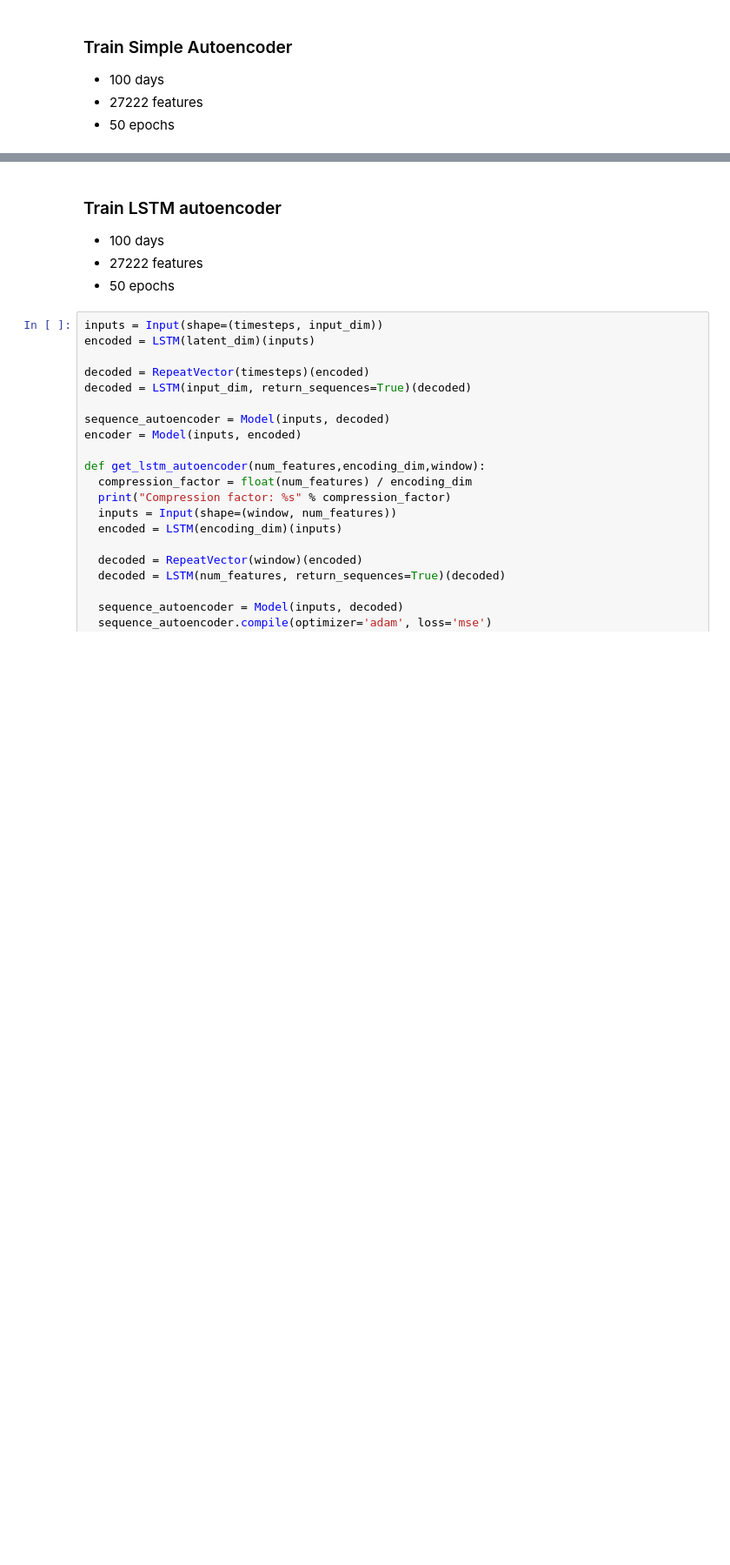
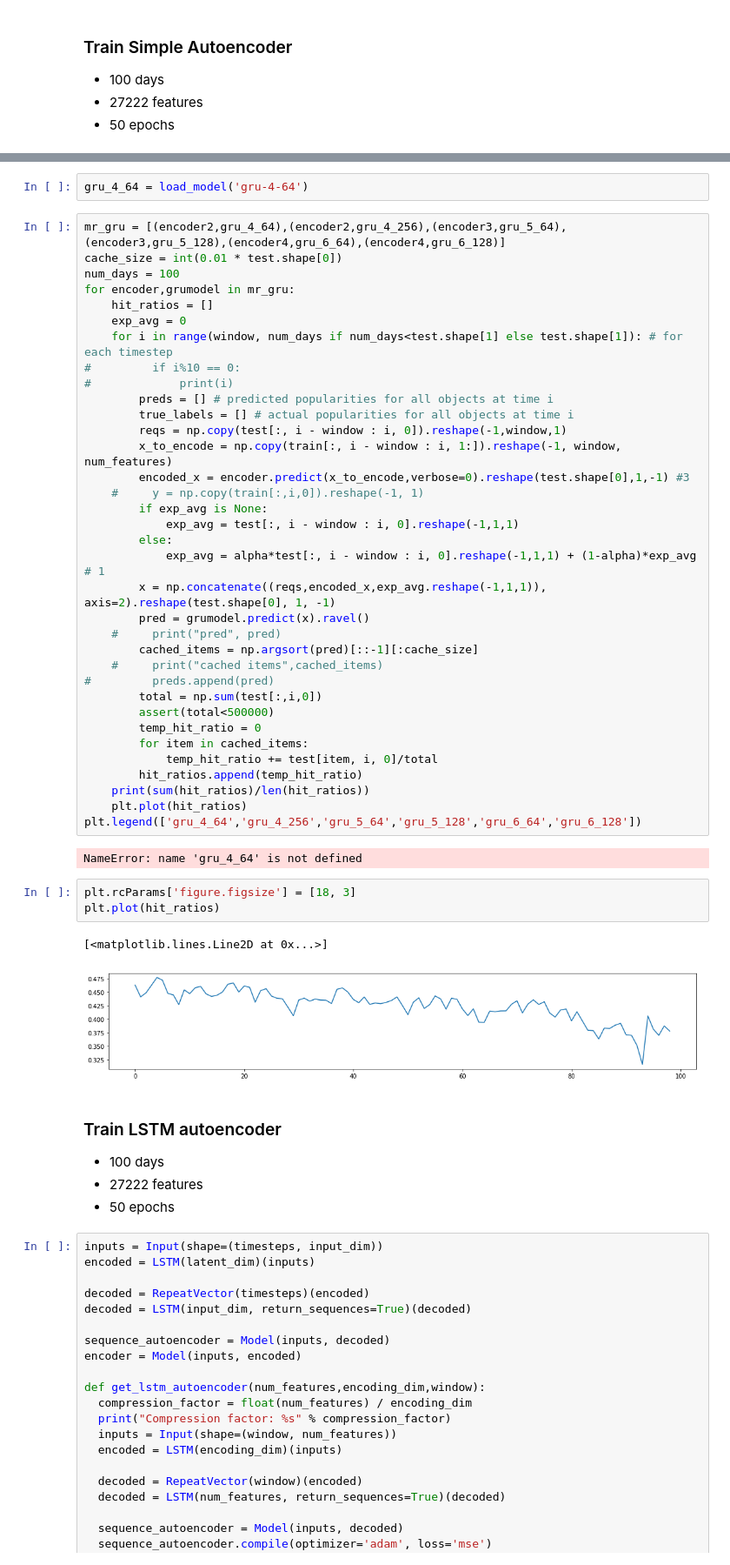
Before and after one commit to tavishcode/fyp, a Jupyter notebook: autoencoder_with_gru.ipynb, the cells around one changed output, grey strips where cells are left out. Shown at 87% size. Saved outputs shown, nothing was run; the diff lists cells and outputs as text; blank space fills up the shorter version.

```diff
--- a/autoencoder_with_gru.ipynb
+++ b/autoencoder_with_gru.ipynb
@@ -127,3 +152,48 @@ encoding dimension 7
+# %%
+gru_4_64 = load_model('gru-4-64')
+# %%
+mr_gru = [(encoder2,gru_4_64),(encoder2,gru_4_256),(encoder3,gru_5_64),(encoder3,gru_5_128),(encoder4,gru_6_64),(encoder4,gru_6_128)]
+cache_size = int(0.01 * test.shape[0])
+num_days = 100
+for encoder,grumodel in mr_gru:
+    hit_ratios = []
+    exp_avg = 0
+    for i in range(window, num_days if num_days<test.shape[1] else test.shape[1]): # for each timestep
+#         if i%10 == 0:
+#             print(i)
+        preds = [] # predicted popularities for all objects at time i
+        true_labels = [] # actual popularities for all objects at time i
+        reqs = np.copy(test[:, i - window : i, 0]).reshape(-1,window,1)
+        x_to_encode = np.copy(train[:, i - window : i, 1:]).reshape(-1, window, num_features)
+        encoded_x = encoder.predict(x_to_encode,verbose=0).reshape(test.shape[0],1,-1) #3
+    #     y = np.copy(train[:,i,0]).reshape(-1, 1)
+        if exp_avg is None:
+            exp_avg = test[:, i - window : i, 0].reshape(-1,1,1)
+        else:
+            exp_avg = alpha*test[:, i - window : i, 0].reshape(-1,1,1) + (1-alpha)*exp_avg # 1
+        x = np.concatenate((reqs,encoded_x,exp_avg.reshape(-1,1,1)), axis=2).reshape(test.shape[0], 1, -1)
+        pred = grumodel.predict(x).ravel()
+    #     print("pred", pred)
+        cached_items = np.argsort(pred)[::-1][:cache_size]
+    #     print("cached items",cached_items)
+#         preds.append(pred)
+        total = np.sum(test[:,i,0])
+        assert(total<500000)
+        temp_hit_ratio = 0
+        for item in cached_items:
+            temp_hit_ratio += test[item, i, 0]/total
+        hit_ratios.append(temp_hit_ratio)
+    print(sum(hit_ratios)/len(hit_ratios))
+    plt.plot(hit_ratios)
+plt.legend(['gru_4_64','gru_4_256','gru_5_64','gru_5_128','gru_6_64','gru_6_128'])
+# %% [output]
+NameError: name 'gru_4_64' is not defined
+# %%
+plt.rcParams['figure.figsize'] = [18, 3]
+plt.plot(hit_ratios)
+# %% [output]
+[<matplotlib.lines.Line2D at 0x...>]
+[figure, added]
 # %% [markdown]
 ### Train LSTM autoencoder
 
```
Also changed, not shown: parts of 13 cells of this notebook, 3 other files.
